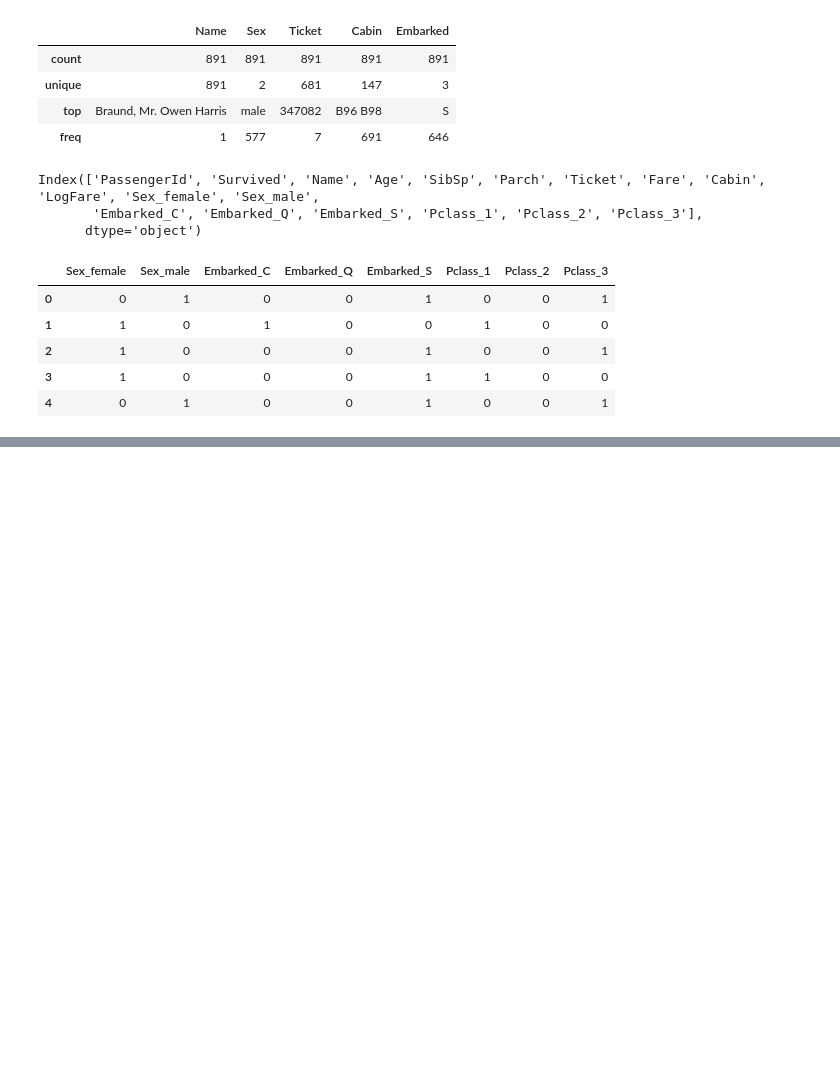
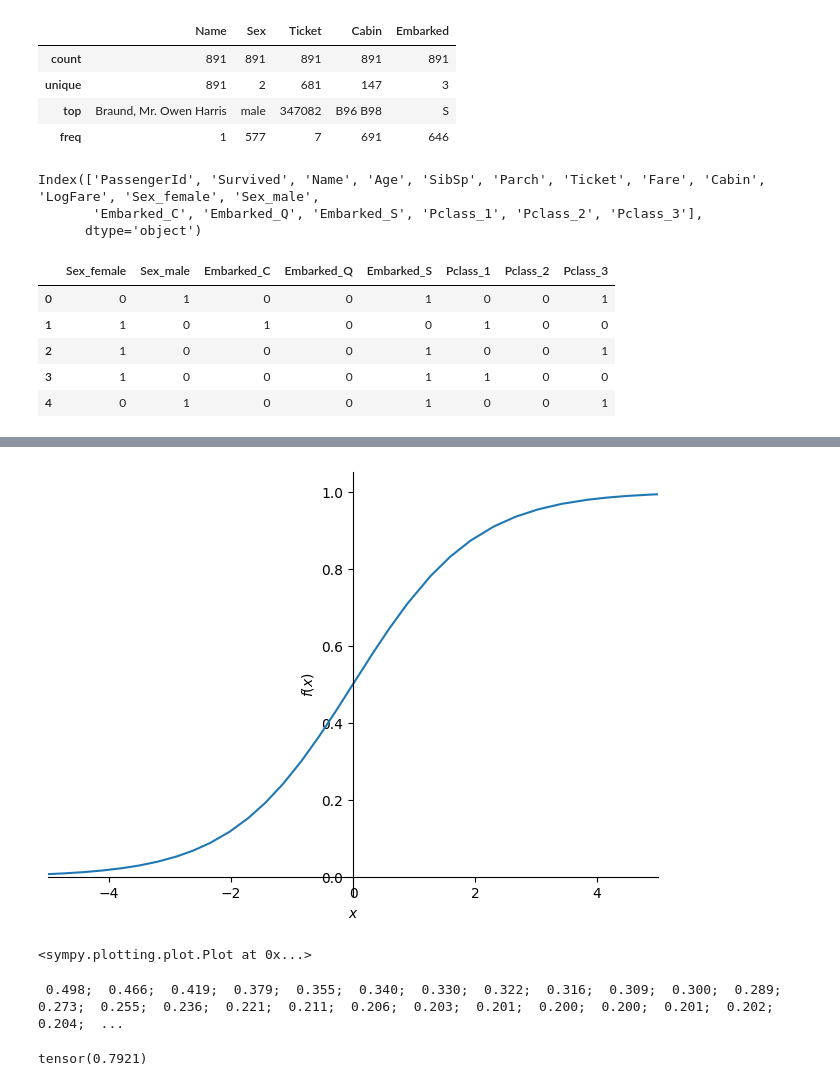
Before and after one commit to yihan-zhou/fasai, a Jupyter notebook: week5_class_notes.ipynb, the cells around one changed output, grey strips where cells are left out. Drawn from its saved outputs; the diff is of its cells as text; code cells hidden in the pictures; blank space fills up the shorter version.

```diff
--- a/week5_class_notes.ipynb
+++ b/week5_class_notes.ipynb
@@ -186,0 +461,5 @@ df[added_cols].head()
+# %%
+sympy.plot("1/(1+exp(-x))", xlim = (-5, 5))
+# %% [output]
+[figure, added]
+<sympy.plotting.plot.Plot at 0x...>
@@ -186,0 +468,8 @@ df[added_cols].head()
+# %%
+coeffs = train_model(lr=2)
+# %% [output]
+ 0.498;  0.466;  0.419;  0.379;  0.355;  0.340;  0.330;  0.322;  0.316;  0.309;  0.300;  0.289;  0.273;  0.255;  0.236;  0.221;  0.211;  0.206;  0.203;  0.201;  0.200;  0.200;  0.201;  0.202;  0.204;  ...
+# %%
+acc(coeffs, val_indep, val_dep)
+# %% [output]
+tensor(0.7921)
```
Also changed, not shown: parts of 49 cells of this notebook.
